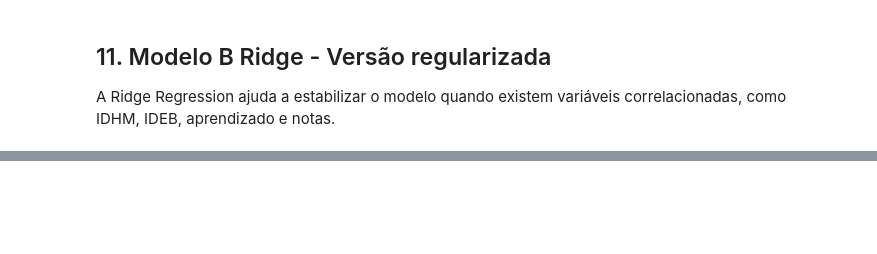
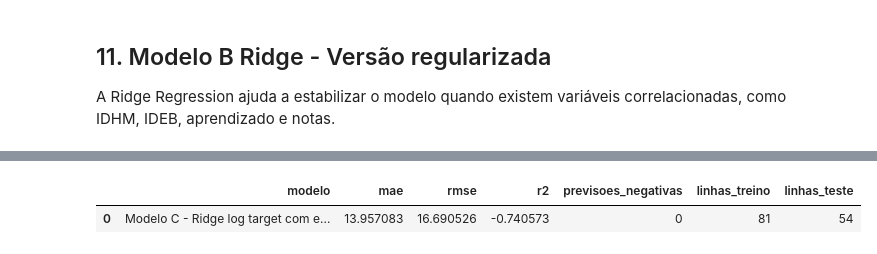
Before and after one commit to Paulohspaniago/analise-socioeconomica-crime-brasil, a Jupyter notebook: notebooks/01_machine_learning_baseline.ipynb, the cells around one changed output, grey strips where cells are left out. Cells and saved outputs as stored; diff of their text form; code cells hidden in the pictures; blank space fills up the shorter version.

```diff
--- a/notebooks/01_machine_learning_baseline.ipynb
+++ b/notebooks/01_machine_learning_baseline.ipynb
@@ -451,0 +456,16 @@ pd.DataFrame([metricas_b_ridge])
+# %%
+modelo_c_ridge_log, metricas_c_ridge_log, previsoes_c_ridge_log, coeficientes_c_ridge_log = treinar_e_avaliar(
+    nome_modelo='Modelo C - Ridge log target com educacao',
+    estimador=Ridge(alpha=1.0),
+    treino=treino_b,
+    teste=teste_b,
+    features=features_educacao,
+    target=target,
+    transformacao_target='log1p',
+    limitar_previsao_zero=True,
+)
+
+pd.DataFrame([metricas_c_ridge_log])
+# %% [output]
+|  | modelo | mae | rmse | r2 | previsoes_negativas | linhas_treino | linhas_teste |
+| 0 | Modelo C - Ridge log target com e... | 13.957083 | 16.690526 | -0.740573 | 0 | 81 | 54 |
```
Also changed, not shown: parts of 13 cells of this notebook.
